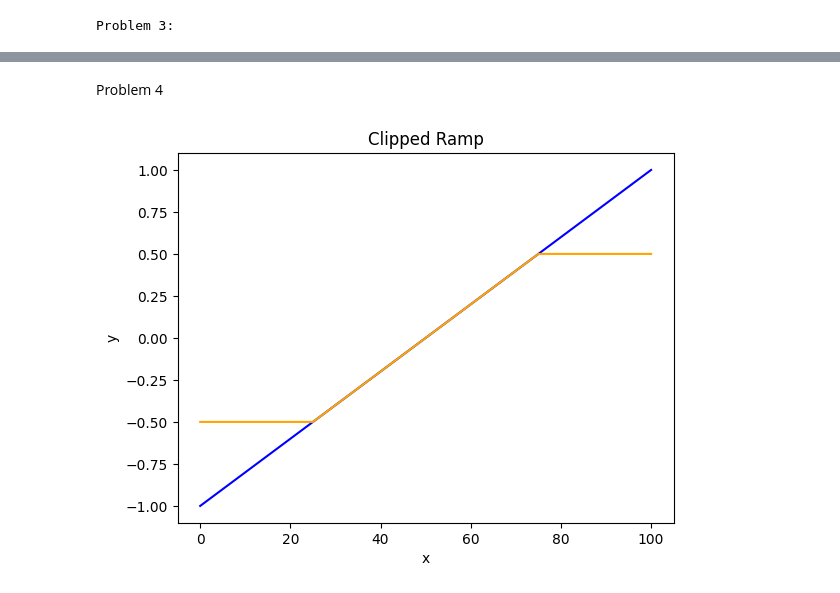
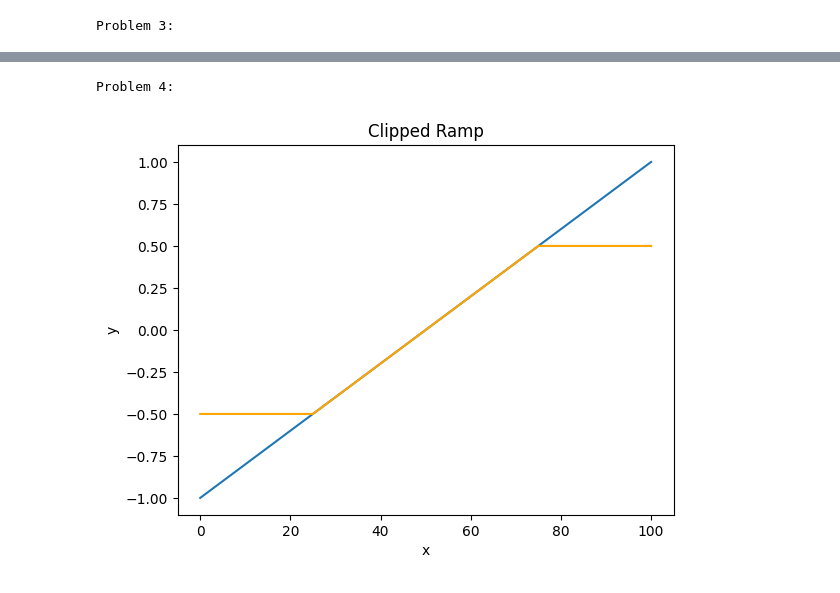
Before and after one commit to amedina695/lectures_git, a Jupyter notebook: homework_backup/hw2_amedina.ipynb, the cells around one changed output, grey strips where cells are left out. Cells and saved outputs as stored; diff of their text form; code cells hidden in the pictures.

```diff
--- a/homework_backup/hw2_amedina.ipynb
+++ b/homework_backup/hw2_amedina.ipynb
@@ -90,5 +92,7 @@ plt.savefig('sine_graph.png')
-# %% [markdown]
-Problem 4
+# %%
+print('Problem 4: \n')
+# %% [output]
+Problem 4:
 # %%
 # a1
 
@@ -133,15 +129,17 @@ r_clip = np.clip(r, -0.5, 0.5) # Clipping values below -0.5
 # %%
 # b1
 
-# Creating x axis which are just the 101 elements
-r_x = np.arange(101)
+r_x = np.arange(101) # For x axis
 
-plt.Figure(figsize=(6,3))
-plt.plot(r_x, r, color='blue')
+plt.figure()
+plt.plot(r_x, r)
 plt.plot(r_x, r_clip, color='orange')
 plt.title("Clipped Ramp")
 plt.xlabel("x")
 plt.ylabel("y")
+
+# b2
+plt.savefig('clipped_ramp.pdf', format="pdf") #Saves in directory with script
 plt.show()
 # %% [output]
-[figure, old version]
+[figure, new version]
```
Also changed, not shown: parts of 11 cells of this notebook, 2 other files.
